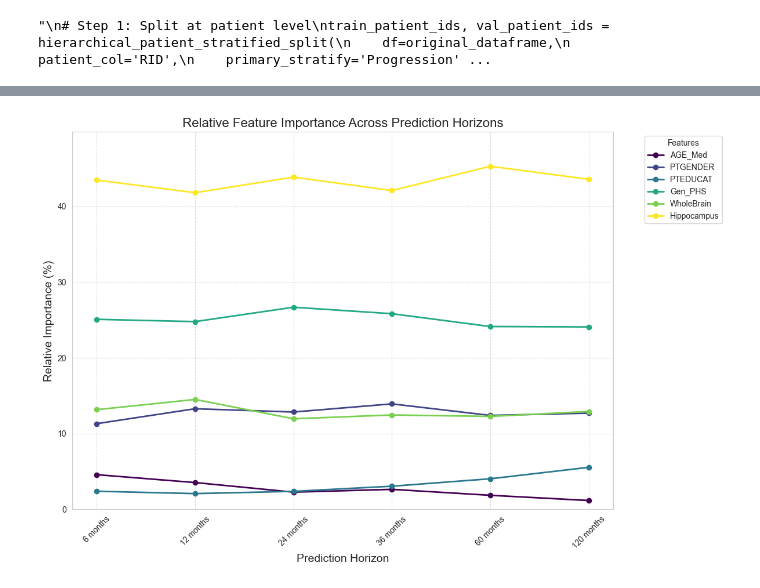
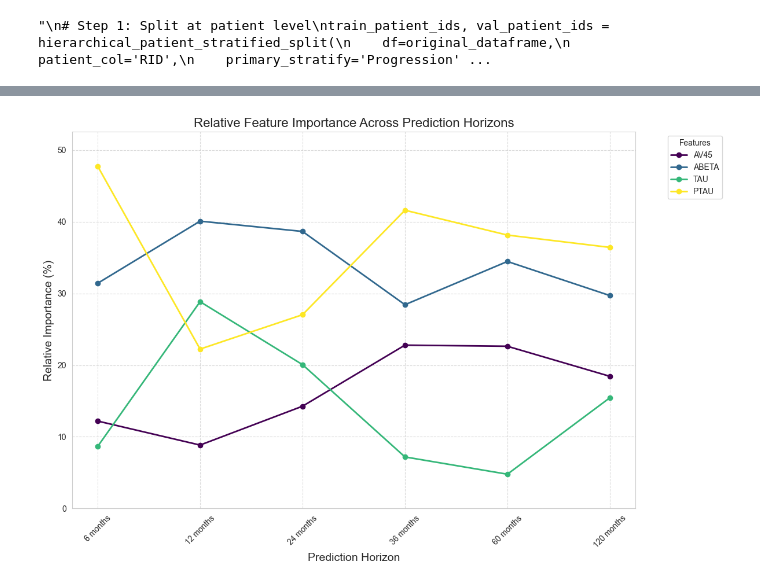
Before and after one commit to sarahstan/adni-cbf, a Jupyter notebook: model_data.ipynb, the cells around one changed output, grey strips where cells are left out. Saved outputs shown, nothing was run; the diff lists cells and outputs as text; code cells hidden in the pictures.

Commit message:
update for recovery calculation

```diff
--- a/model_data.ipynb
+++ b/model_data.ipynb
@@ -1063,11 +1035,15 @@ if __name__ == "__main__":
 
     Model1_LIST=['AGE_Med','PTGENDER','PTEDUCAT','Gen_PHS','AV45','ABETA','TAU','PTAU','CDRSB','MMSE','WholeBrain','Hippocampus']
     Model2_LIST=['AGE_Med','PTGENDER','PTEDUCAT','Gen_PHS','CDRSB','MMSE','WholeBrain','Hippocampus']
-    Model3_LIST=['AGE_Med','PTGENDER','PTEDUCAT','AV45','ABETA','TAU','PTAU']
+    Model3_LIST=['AV45','ABETA','TAU','PTAU']
     Model4_LIST=['AGE_Med','PTGENDER','PTEDUCAT','Gen_PHS','WholeBrain','Hippocampus']
 
+    # # Modified Model3 for Recovery # #
+    #Model3_LIST=['AGE_Med','PTGENDER','PTEDUCAT','AV45','ABETA','TAU','PTAU']
+
     # Dataframe selection
-    df_selected = df_filtered_forMCI
+    df_selected = df_filtered_forRecovery #df_filtered_forMCI
+    onset_column = 'CNonset' #'Dementiaonset, CNonset
 
     # Use same train/test split between models for comparison
     train_patient_ids, val_patient_ids = hierarchical_patient_stratified_split(
@@ -1088,7 +1064,7 @@ if __name__ == "__main__":
         feature_columns=Model1_LIST,
         months_column='Months',
         rid_column='RID',
-        onset_column='Dementiaonset'
+        onset_column=onset_column
     )
     # Prepare data2
     dataset2, feature_stats2 = prepare_mci_dementia_data(
@@ -1096,7 +1072,7 @@ if __name__ == "__main__":
         feature_columns=Model2_LIST,
         months_column='Months',
         rid_column='RID',
-        onset_column='Dementiaonset'
+        onset_column=onset_column
     )
     # Prepare data3
     dataset3, feature_stats3 = prepare_mci_dementia_data(
@@ -1104,7 +1080,7 @@ if __name__ == "__main__":
         feature_columns=Model3_LIST,
         months_column='Months',
         rid_column='RID',
-        onset_column='Dementiaonset'
+        onset_column=onset_column
     )
 
     # Prepare data4
@@ -1113,7 +1089,7 @@ if __name__ == "__main__":
         feature_columns=Model4_LIST,
         months_column='Months',
         rid_column='RID',
-        onset_column='Dementiaonset'
+        onset_column=onset_column
     )
     # # Create data loaders for training and validation
     # train_loader = create_data_loader(dataset, batch_size=16)
@@ -1507,20 +1483,20 @@ def plot_relative_feature_importance(model, dataset, feature_names, horizons=Non
 # %%
 # plot feature importance over time: select variables for right model
 import matplotlib.pyplot as plt
 horizon_months = [6, 12, 24, 36, 60, 180]
 horizon_labels = [f"{m} months" for m in horizon_months]
 
 fig = plot_relative_feature_importance(
-    model=model4,
-    dataset=dataset4,
-    feature_names=Model4_LIST,
+    model=model3,
+    dataset=dataset3,
+    feature_names=Model3_LIST,
     horizons=None,
     top_k=None,  # Show all features
     figsize=(12, 8),
     device='cuda' if torch.cuda.is_available() else 'cpu'
 )
 
-plt.savefig('feature_importance_over_time_model4.png', dpi=300, bbox_inches='tight')
+plt.savefig('feature_importance_over_time_RECOVERY_model3.png', dpi=300, bbox_inches='tight')
 plt.show()
 # %% [output]
-[figure, old version]
+[figure, new version]
```
Also changed, not shown: parts of 12 cells of this notebook.
